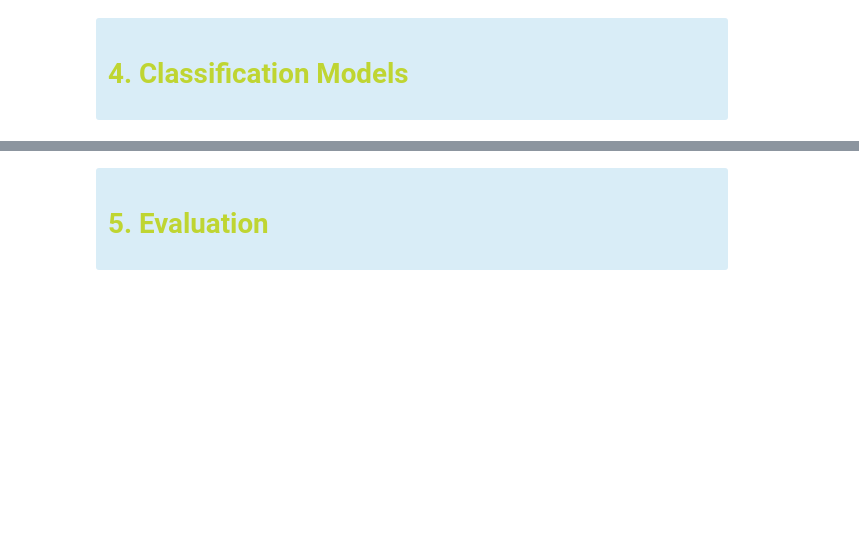
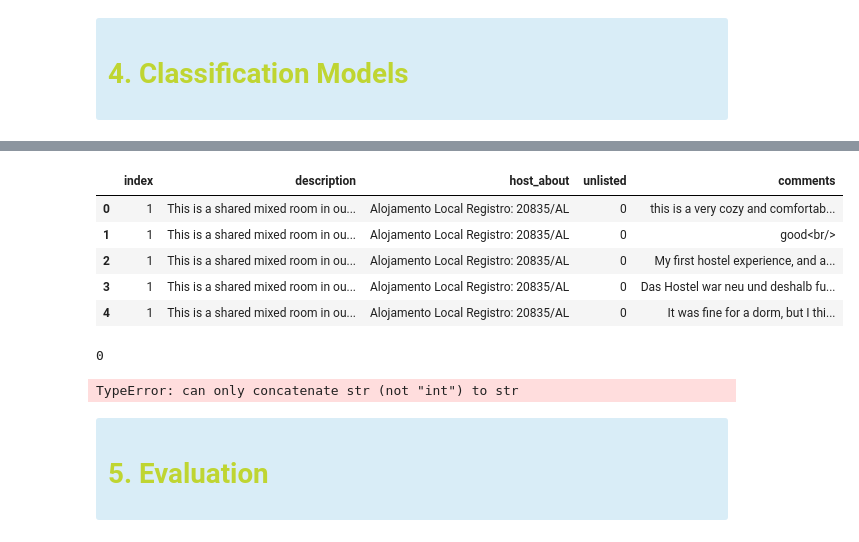
Before and after one commit to inesleonidasrocha/TM2023-Airbnb, a Jupyter notebook: NLP_3.ipynb, the cells around one changed output, grey strips where cells are left out. Drawn from its saved outputs; the diff is of its cells as text; code cells hidden in the pictures; blank space fills up the shorter version.

```diff
--- a/NLP_3.ipynb
+++ b/NLP_3.ipynb
@@ -407,0 +503,24 @@ create a new binary feature. checkig if that listing already has reviews or not,
+# %%
+merged_df.head()
+# %% [output]
+|  | index | description | host_about | unlisted | comments |
+| 0 | 1 | This is a shared mixed room in ou... | Alojamento Local Registro: 20835/AL | 0 | this is a very cozy and comfortab... |
+| 1 | 1 | This is a shared mixed room in ou... | Alojamento Local Registro: 20835/AL | 0 | good<br/> |
+| 2 | 1 | This is a shared mixed room in ou... | Alojamento Local Registro: 20835/AL | 0 | My first hostel experience, and a... |
+| 3 | 1 | This is a shared mixed room in ou... | Alojamento Local Registro: 20835/AL | 0 | Das Hostel war neu und deshalb fu... |
+| 4 | 1 | This is a shared mixed room in ou... | Alojamento Local Registro: 20835/AL | 0 | It was fine for a dorm, but I thi... |
+# %%
+# See non-null values
+merged_df[merged_df['description'].notnull()]['description']
+
+# Check data types
+merged_df['description'].dtype
+
+# Check number of non-string values
+merged_df['description'].astype(str).isnull().sum()
+# %% [output]
+0
+# %%
+merged_df['description'] + ' ' + merged_df['host_about'] + ' ' + merged_df['comments']
+# %% [output]
+TypeError: can only concatenate str (not "int") to str
```
Also changed, not shown: parts of 14 cells of this notebook, 1 other file.
